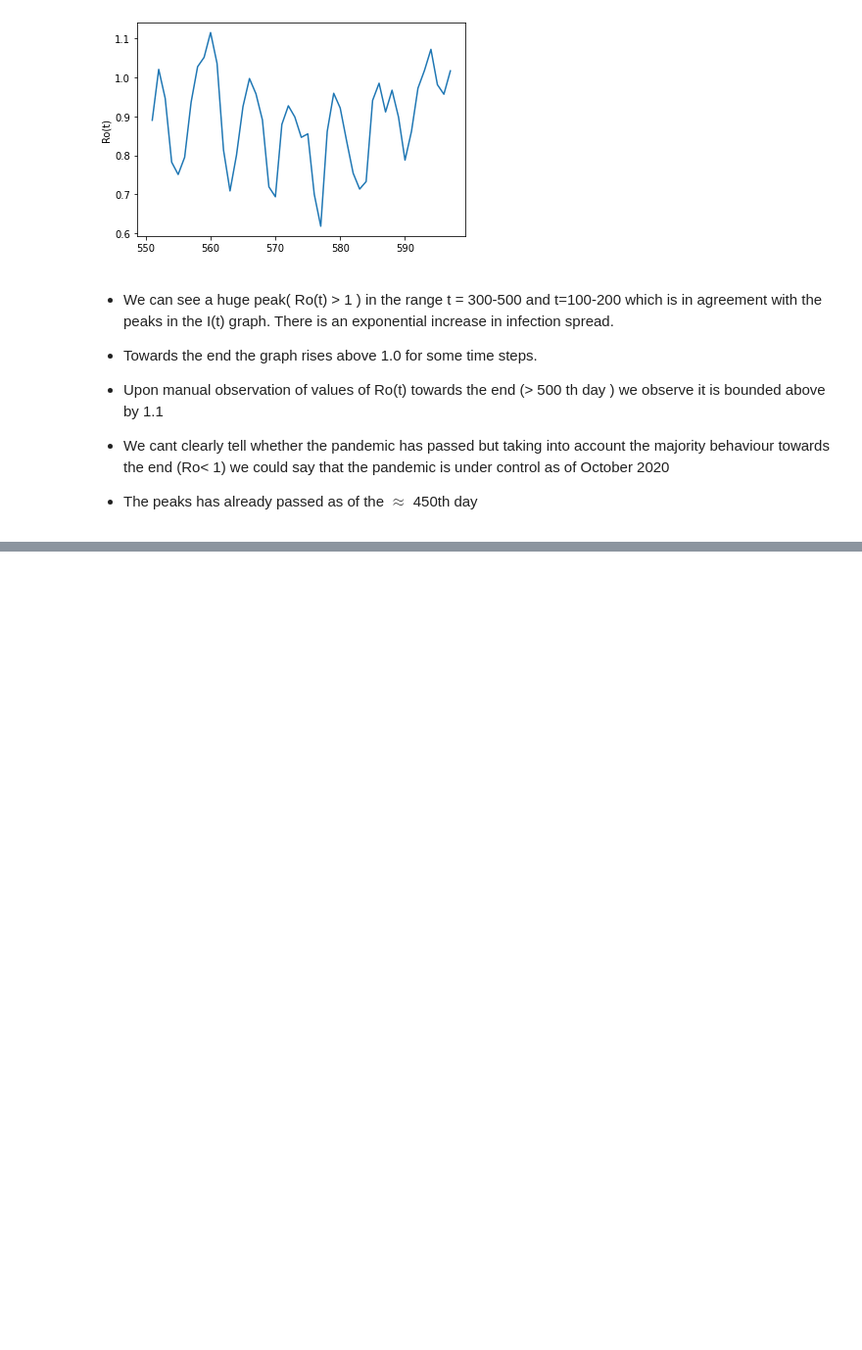
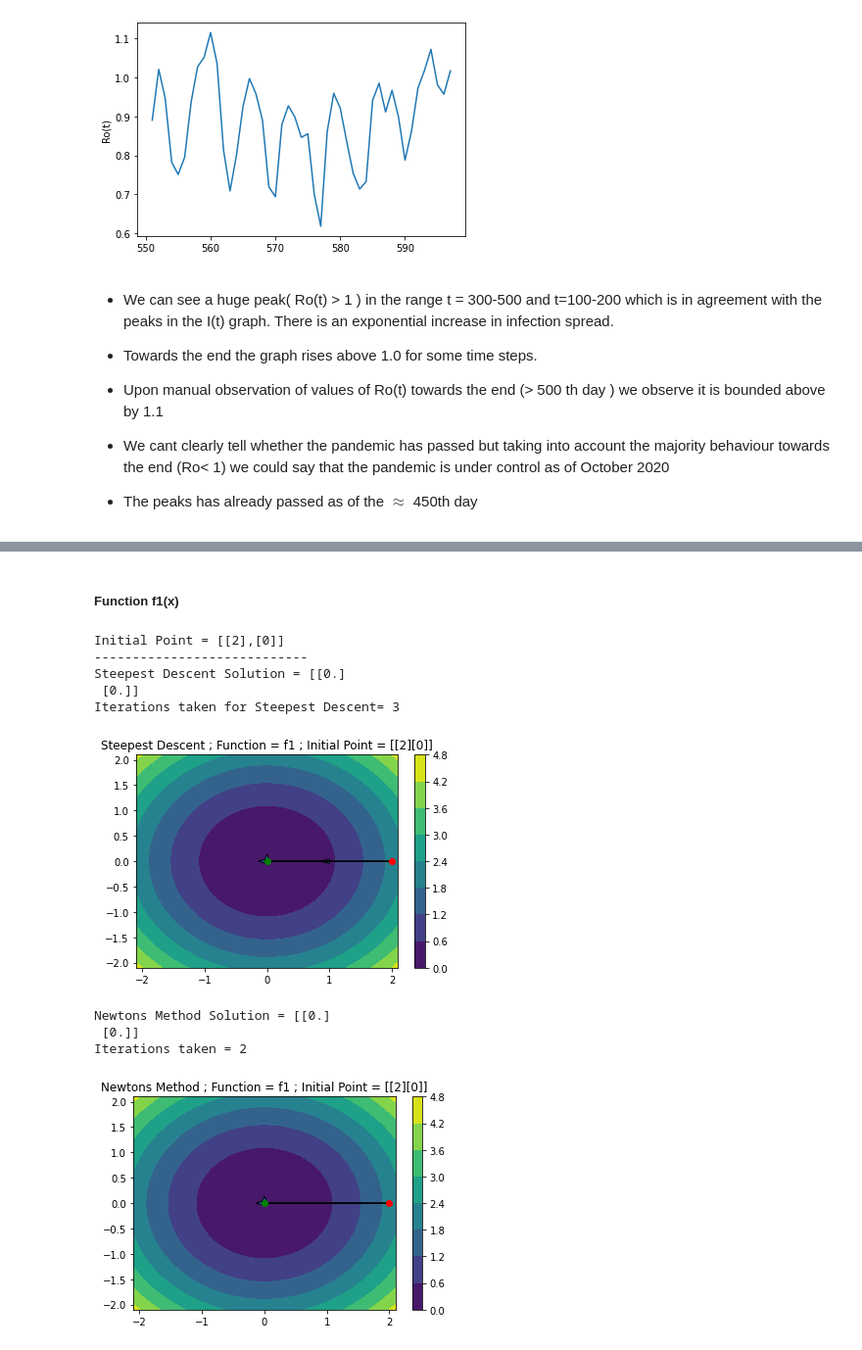
Before and after one commit to JACOBIN-SCTCS/Numerical-Optimization, a Jupyter notebook: Assignment1/Assignment1.ipynb, the cells around one changed output, grey strips where cells are left out. Shown at 98% size. Drawn from its saved outputs; the diff is of its cells as text; code cells hidden in the pictures; blank space fills up the shorter version.

Commit message:
Added Plots

```diff
--- a/Assignment1/Assignment1.ipynb
+++ b/Assignment1/Assignment1.ipynb
@@ -371,0 +598,55 @@ plt.show()
+# %%
+# Plot the Contour Plots
+def plot_contour(function,iterations,iterates,title = 'Contour Plot'):
+
+    if function == 'f1':
+        fun = f1
+    else:
+        fun = f2
+
+    res = 1000
+    x_values = np.linspace(2.1,-2.1,res)
+    y_values = np.linspace(2.1,-2.1,res)
+    X,Y = np.meshgrid(x_values,y_values)
+
+    Z = np.zeros((res,res))
+    for i in range(len(X[0])):
+        for j in range(len(Y[:,0])):
+            z_value = fun(X[0,i],Y[j,0])
+            Z[i][j] = z_value
+
+    fig,ax=plt.subplots(1,1)
+    cp = ax.contourf(X, Y, Z)
+    fig.colorbar(cp)
+    ax.set_title(title)
+    plt.plot(iterates[0][0,0],iterates[0][1,0],'ro')
+    for i in range(1,len(iterates)):
+        plt.arrow(iterates[i-1][0,0],iterates[i-1][1,0],dx = iterates[i][0,0] - iterates[i-1][0,0] ,dy = iterates[i][1,0] - iterates[i-1][1,0],width=0.01,head_width = 0.09)
+    plt.plot(iterates[len(iterates)-1][0,0], iterates[len(iterates)-1][1,0],'go',linewidth=0.1)
+    plt.show()
+# %% [markdown]
+##### Function f1(x)
+# %%
+initial_point = np.array([[2],[0]])
+
+print("Initial Point = [[2],[0]]")
+print("----------------------------")
+iterations_steep_f1 , iterates_steep_f1 = steepest_descent(initial_point,'f1')
+iterations_newton_f1 , iterates_newton_f1 = newtons_method(initial_point,'f1')
+print("Steepest Descent Solution = " + str(iterates_steep_f1[-1]))
+print("Iterations taken for Steepest Descent= " + str(iterations_steep_f1))
+plot_contour('f1',iterations_steep_f1,iterates_steep_f1,title='Steepest Descent ; Function = f1 ; Initial Point = [[2][0]]' )
+print("Newtons Method Solution = " + str(iterates_newton_f1[-1]))
+print("Iterations taken for Newtons Method = " + str(iterations_newton_f1))
+plot_contour('f1',iterations_newton_f1,iterates_newton_f1,title='Newtons Method ; Function = f1 ; Initial Point = [[2][0]]')
+# %% [output]
+Initial Point = [[2],[0]]
+----------------------------
+Steepest Descent Solution = [[0.]
+ [0.]]
+Iterations taken for Steepest Descent= 3
+[figure, added]
+Newtons Method Solution = [[0.]
+ [0.]]
+Iterations taken = 2
+[figure, added]
```
Also changed, not shown: parts of 9 cells of this notebook.
